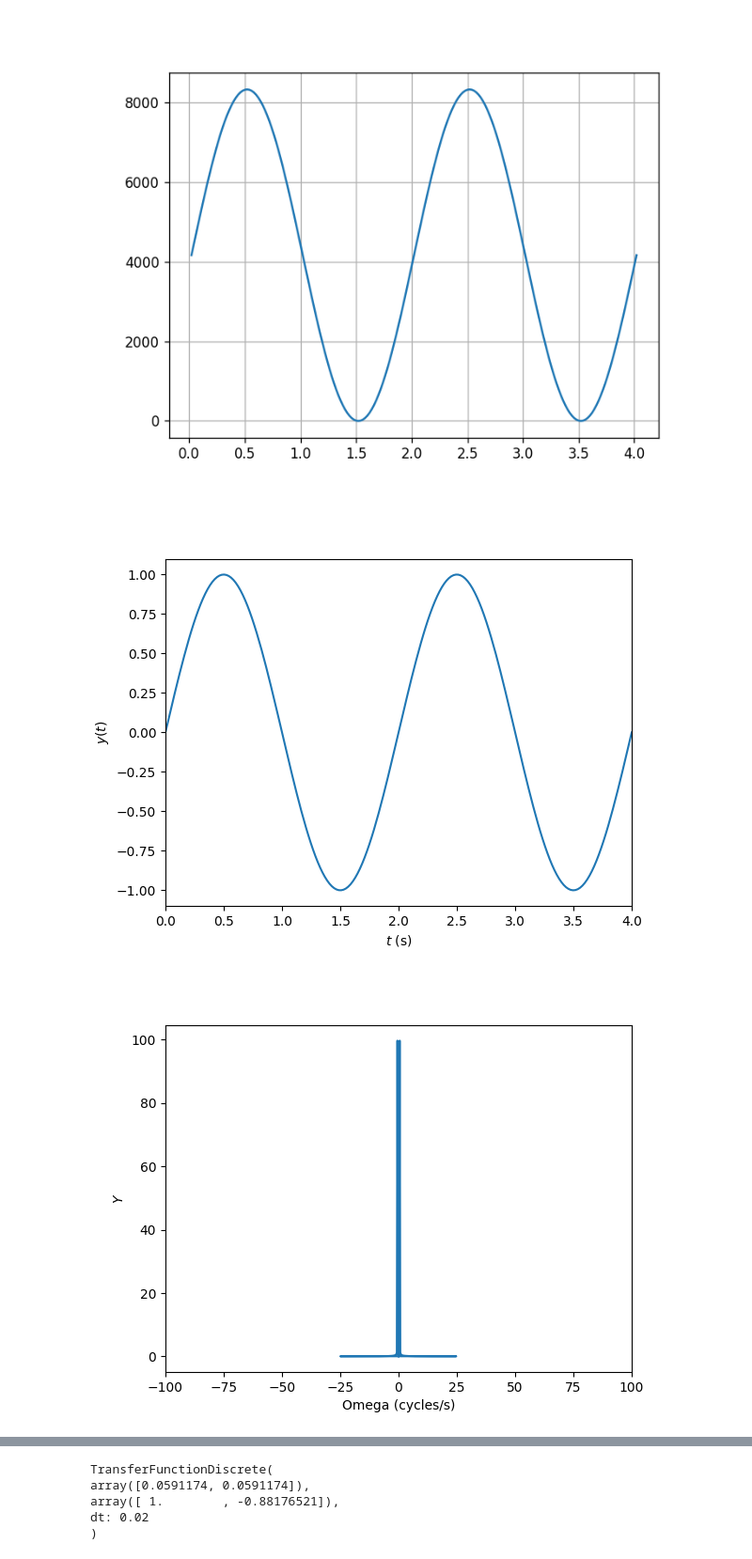
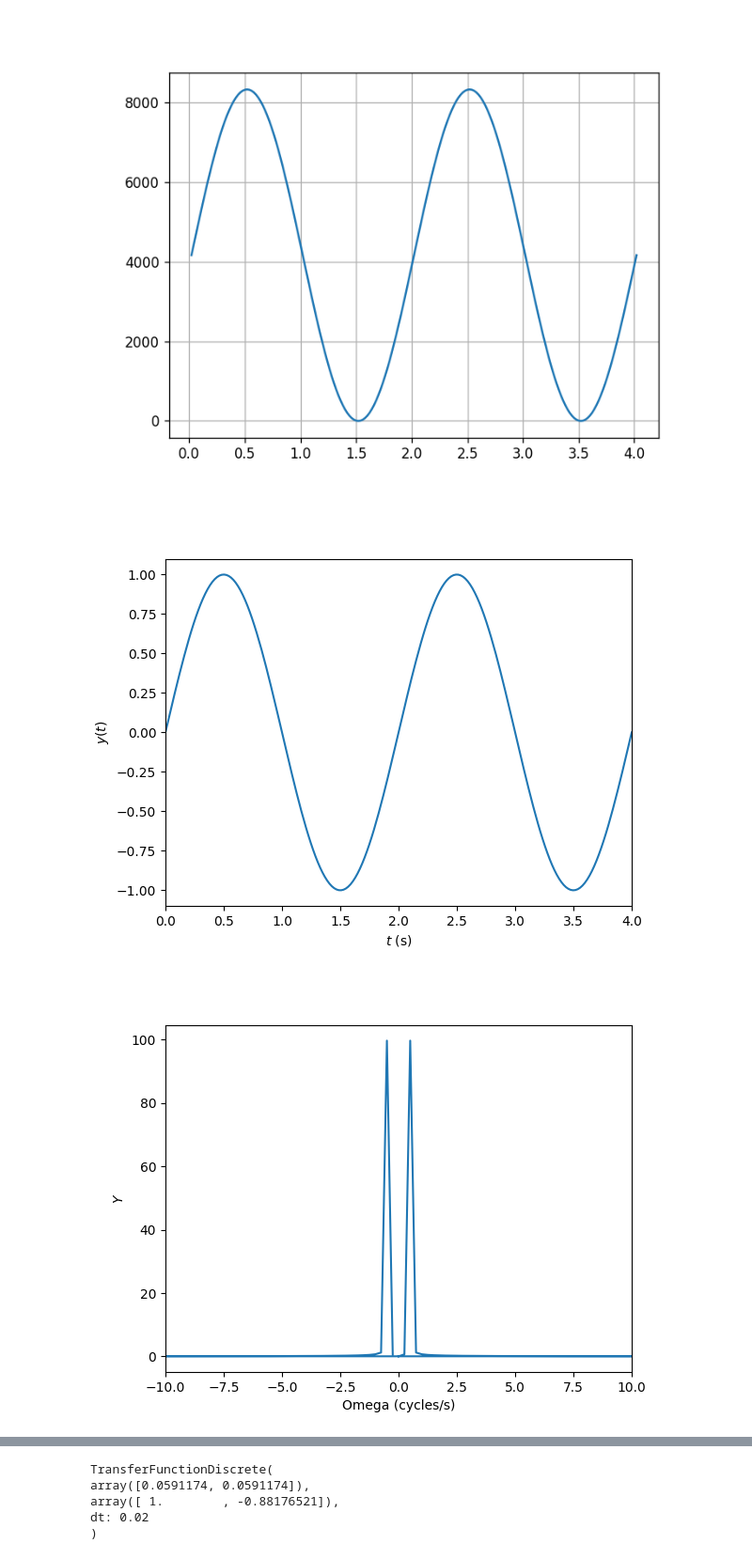
Before and after one commit to Taras2r/FluxCtrlPGE, a Jupyter notebook: FluxCtrl.ipynb, the cells around one changed output, grey strips where cells are left out. Shown at 94% size. Cells and saved outputs as stored; diff of their text form; code cells hidden in the pictures.

```diff
--- a/FluxCtrl.ipynb
+++ b/FluxCtrl.ipynb
@@ -62,34 +69,34 @@ plt.show()
 # %%
 # Generate a signal
 samplingFreq = 50; # sampled at 1 kHz = 1000 samples / second
 tlims = [0,4]        # in seconds
 signalFreq = [0.5,5]; # Cycles / second
 signalMag = [1,0.0]; # magnitude of each sine
 t = np.linspace(tlims[0],tlims[1],(tlims[1]-tlims[0])*samplingFreq)
 y = signalMag[0]*np.sin(2*np.pi*signalFreq[0]*t) + signalMag[1]*np.sin(2*np.pi*signalFreq[1]*t)
 
 # Compute the Fourier transform
 yhat = np.fft.fft(y);
 fcycles = np.fft.fftfreq(len(t),d=1.0/samplingFreq); # the frequencies in cycles/s
 
 # Plot the signal
 # plt.clf()
 plt.figure()
 plt.plot(t,y);
 plt.ylabel("$y(t)$");
 plt.xlabel("$t$ (s)");
 plt.xlim([min(t),max(t)]);
 plt.show()
 
 # Plot the power spectrum
 plt.figure()
 plt.plot(fcycles,np.absolute(yhat));
-plt.xlim([-100,100]);
+plt.xlim([-10,10]);
 plt.xlabel("Omega (cycles/s)");
 plt.ylabel("$Y$");
 # %% [output]
 [figure]
-[figure, old version]
+[figure, new version]
 # %%
 # Low-pass filter
 w0 = 2*np.pi*1; # pole frequency (rad/s)
```
Also changed, not shown: parts of 3 cells of this notebook.
